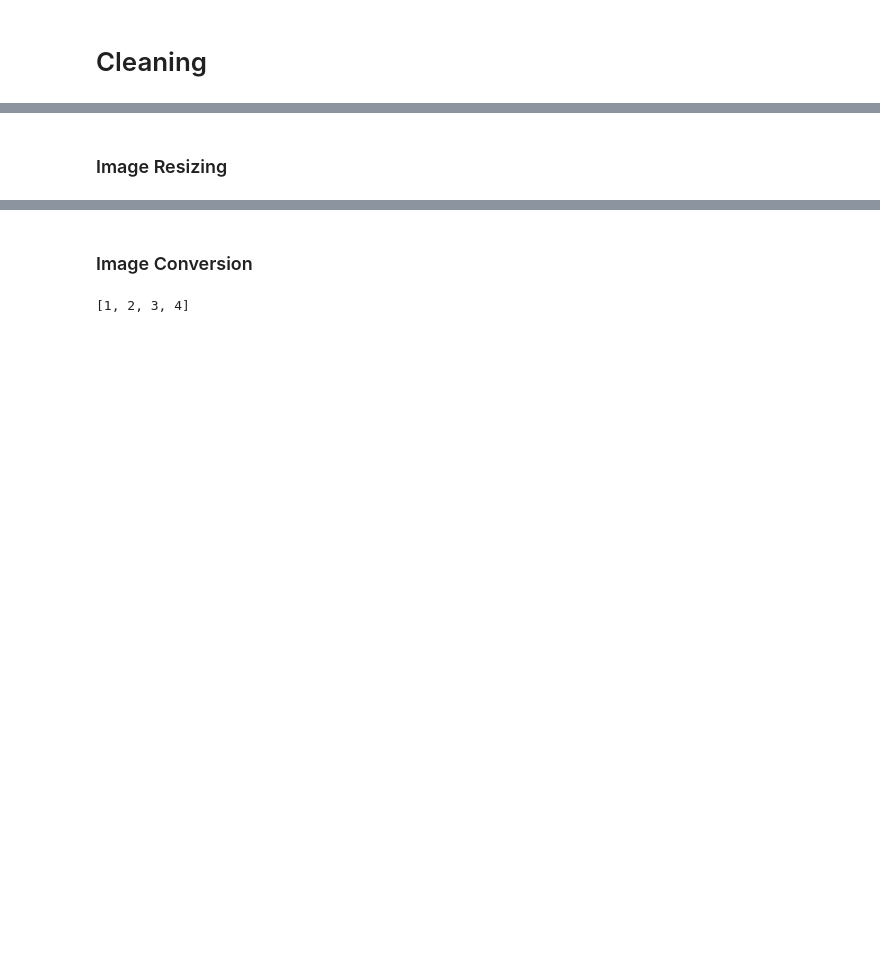
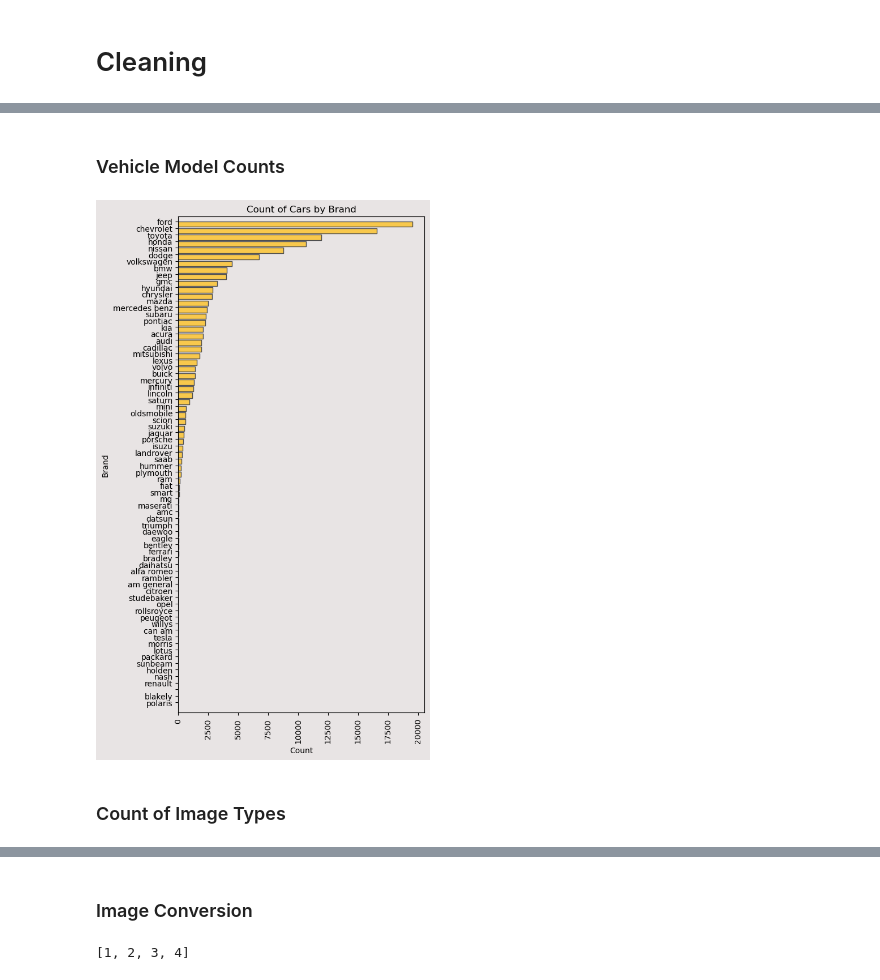
Before and after one commit to smileshey/Subaru-Seattle, a Jupyter notebook: Cleaning.ipynb, the cells around one changed output, grey strips where cells are left out. Saved outputs shown, nothing was run; the diff lists cells and outputs as text; code cells hidden in the pictures; blank space fills up the shorter version.

```diff
--- a/Cleaning.ipynb
+++ b/Cleaning.ipynb
@@ -49,0 +54,7 @@ from scipy.sparse import csr_matrix
+# %%
+net = cv2.dnn.readNet("models/yolov4-tiny.weights", "models/yolov4-tiny.cfg")
+
+# Load classes
+classes = []
+with open("coco.names", "r") as f:
+    classes = [line.strip() for line in f.readlines()]
@@ -49,0 +63,3 @@ from scipy.sparse import csr_matrix
+# %%
+input_size = (416, 416)
+scale = 1/255.0
@@ -49,0 +140,2 @@ from scipy.sparse import csr_matrix
+# %% [markdown]
+### Vehicle Model Counts
@@ -50,2 +160,31 @@ from scipy.sparse import csr_matrix
+# %%
+sorted_categories = sorted(categories.items(), key=lambda x: x[1], reverse=True)
+
+yellow = '#f8c84c'
+grey = '#4F4F4F'
+background = '#e8e4e4'
+
+# Create the color map
+colors = [grey, yellow]
+cmap = LinearSegmentedColormap.from_list('my_palette', colors)
+
+# Create a horizontal bar chart
+fig, ax = plt.subplots(figsize=(6, 10), facecolor=background)
+ax.barh([x[0] for x in sorted_categories], [x[1] for x in sorted_categories],color=colors[1], edgecolor=grey, linewidth=1, align='edge')
+ax.invert_yaxis() # invert the y-axis to show larger values on top
+
+# Set the axis labels and title
+ax.set_xlabel('Count')
+ax.set_facecolor(background)
+ax.set_ylabel('Brand')
+ax.set_title('Count of Cars by Brand')
+
+plt.xticks(rotation=90)
+plt.tight_layout()
+plt.margins(y=.01, tight=True)
+
+plt.show()
+# %% [output]
+[figure, added]
 # %% [markdown]
-### Image Resizing
+### Count of Image Types
```
Also changed, not shown: parts of 16 cells of this notebook, 9 other files.
